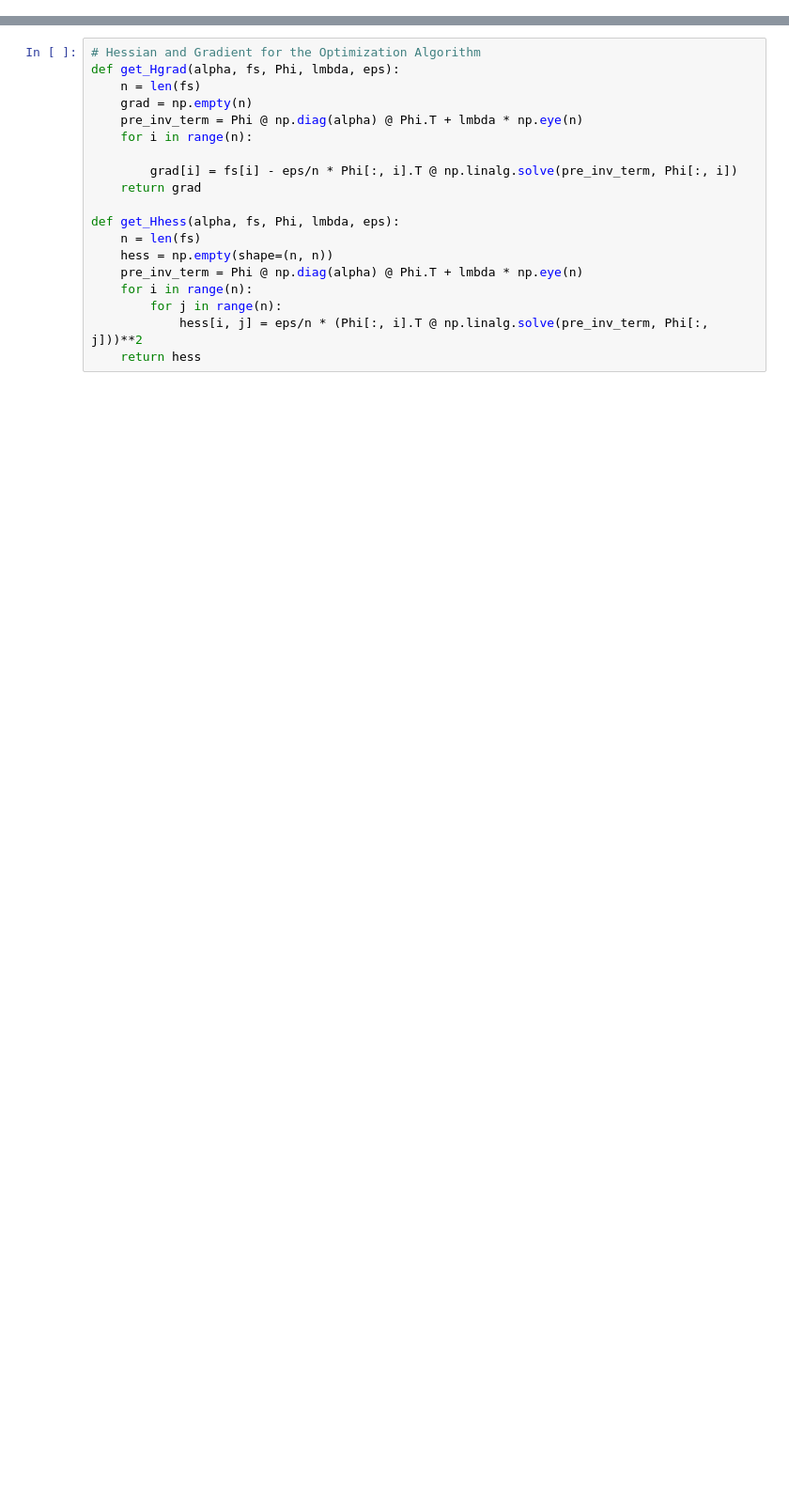
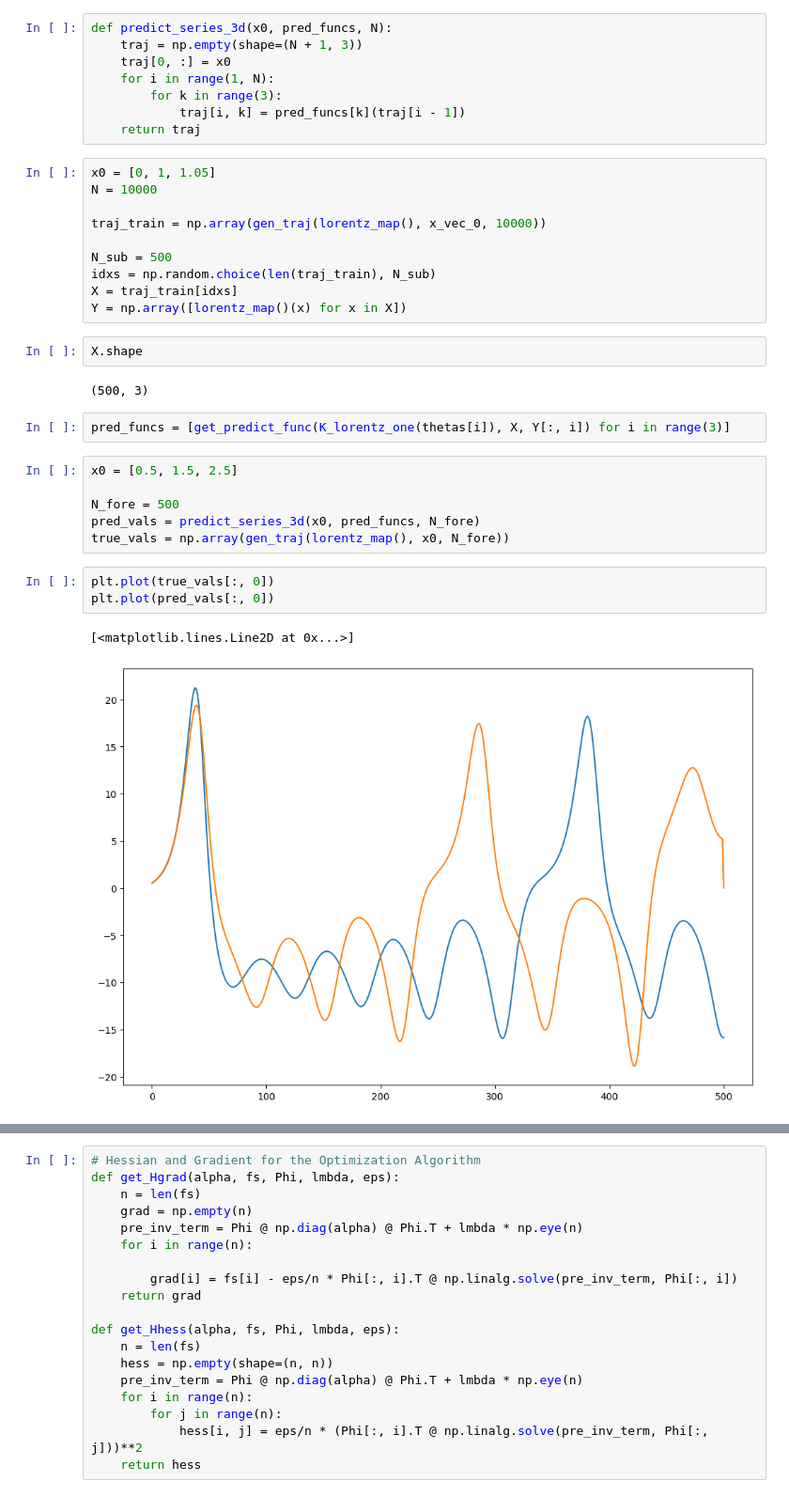
Before and after one commit to daniellengyel/KernelLearningSOS, a Jupyter notebook: Playground.ipynb, the cells around one changed output, grey strips where cells are left out. Shown at 94% size. Drawn from its saved outputs; the diff is of its cells as text; blank space fills up the shorter version.

```diff
--- a/Playground.ipynb
+++ b/Playground.ipynb
@@ -75,0 +317,36 @@ def custom_kernel(theta):
+# %%
+def predict_series_3d(x0, pred_funcs, N):
+    traj = np.empty(shape=(N + 1, 3))
+    traj[0, :] = x0
+    for i in range(1, N):
+        for k in range(3):
+            traj[i, k] = pred_funcs[k](traj[i - 1])
+    return traj
+# %%
+x0 = [0, 1, 1.05]
+N = 10000
+
+traj_train = np.array(gen_traj(lorentz_map(), x_vec_0, 10000))
+
+N_sub = 500
+idxs = np.random.choice(len(traj_train), N_sub)
+X = traj_train[idxs]
+Y = np.array([lorentz_map()(x) for x in X])
+# %%
+X.shape
+# %% [output]
+(500, 3)
+# %%
+pred_funcs = [get_predict_func(K_lorentz_one(thetas[i]), X, Y[:, i]) for i in range(3)]
+# %%
+x0 = [0.5, 1.5, 2.5]
+
+N_fore = 500
+pred_vals = predict_series_3d(x0, pred_funcs, N_fore)
+true_vals = np.array(gen_traj(lorentz_map(), x0, N_fore))
+# %%
+plt.plot(true_vals[:, 0])
+plt.plot(pred_vals[:, 0])
+# %% [output]
+[<matplotlib.lines.Line2D at 0x...>]
+[figure, added]
```
Also changed, not shown: parts of 44 cells of this notebook.
